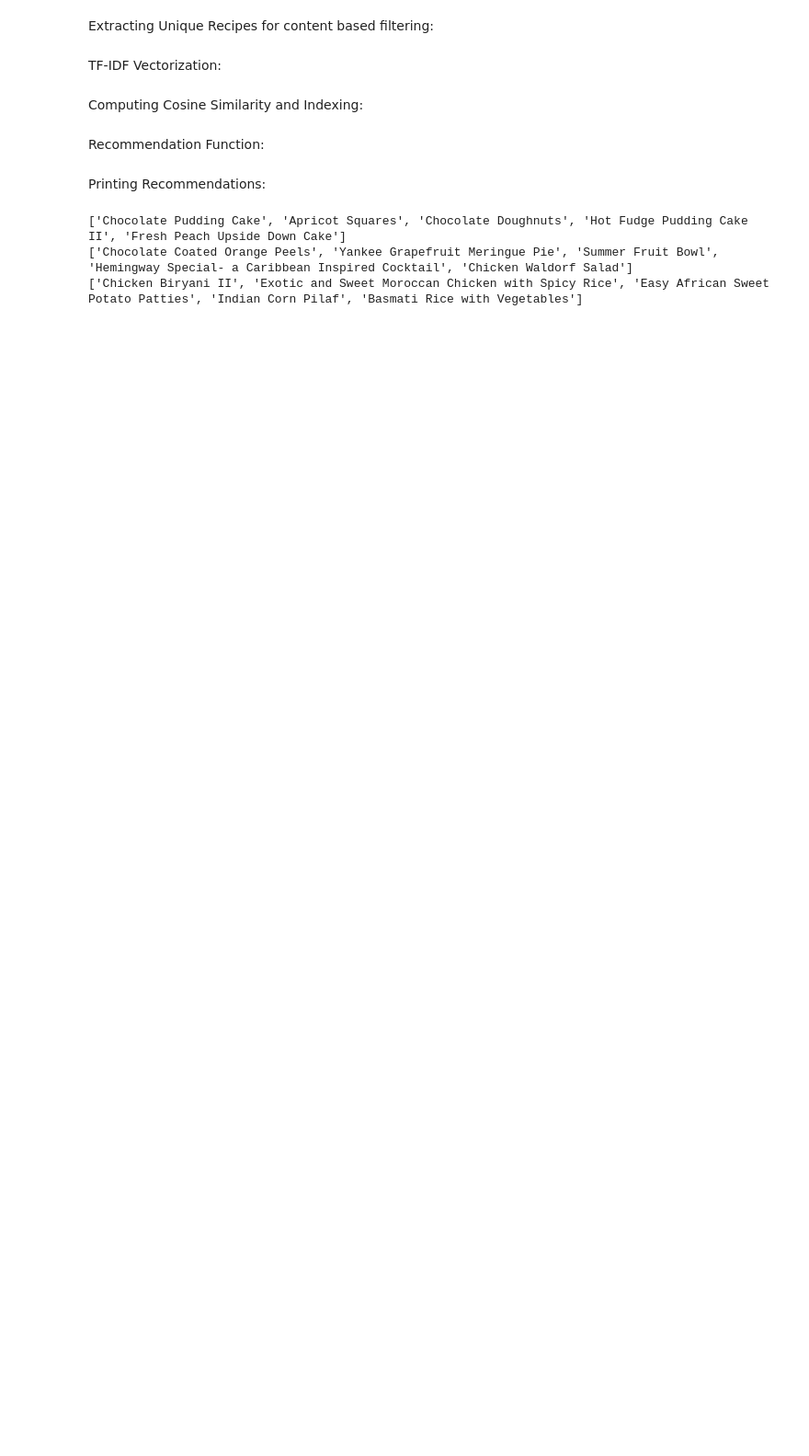
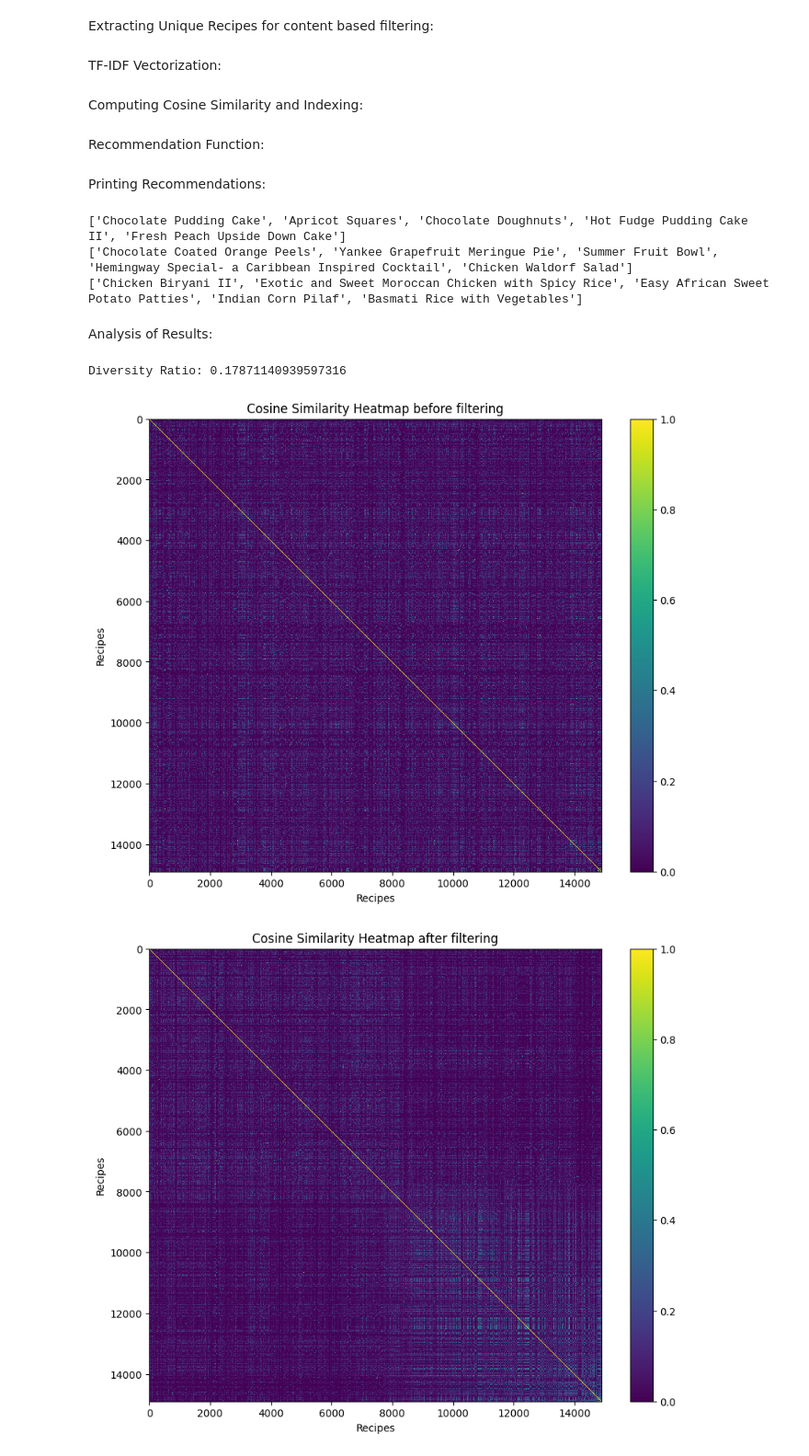
Before and after one commit to Nishil-Agarwal/Cloned-Cuisine-Recommender-, a Jupyter notebook: content_based_filtering.ipynb, the cells around one changed output. Shown at 92% size. Cells and saved outputs as stored; diff of their text form; code cells hidden in the pictures; blank space fills up the shorter version.

Commit message:
result analysis for content_based_filtering

```diff
--- a/content_based_filtering.ipynb
+++ b/content_based_filtering.ipynb
@@ -48,3 +49,47 @@ print(get_recommendations('Chicken Curry'))
 ['Chocolate Pudding Cake', 'Apricot Squares', 'Chocolate Doughnuts', 'Hot Fudge Pudding Cake II', 'Fresh Peach Upside Down Cake']
 ['Chocolate Coated Orange Peels', 'Yankee Grapefruit Meringue Pie', 'Summer Fruit Bowl', 'Hemingway Special- a Caribbean Inspired Cocktail', 'Chicken Waldorf Salad']
 ['Chicken Biryani II', 'Exotic and Sweet Moroccan Chicken with Spicy Rice', 'Easy African Sweet Potato Patties', 'Indian Corn Pilaf', 'Basmati Rice with Vegetables']
+# %% [markdown]
+Analysis of Results:
+# %%
+recommendations = {}
+for title in unique_df['Name']:
+    recs = get_recommendations(title)
+    recommendations[title] = recs
+
+num_unique_items = len(set(item for sublist in recommendations.values() for item in sublist))
+num_recommendations = sum(len(recs) for recs in recommendations.values())
+diversity_ratio = num_unique_items / num_recommendations
+
+print("Diversity Ratio:", diversity_ratio)
+# %% [output]
+Diversity Ratio: 0.17871140939597316
+# %%
+similarity_scores = cosine_sim.argsort()
+# %%
+plt.figure(figsize=(10, 8))
+plt.imshow(cosine_sim, cmap='viridis', interpolation='nearest')
+plt.colorbar()
+plt.title('Cosine Similarity Heatmap before filtering')
+plt.xlabel('Recipes')
+plt.ylabel('Recipes')
+plt.show()
+
+#this is a very big data do it just for the first 100 recipes
+similarity_scores = similarity_scores[:100]
+sorted_df = unique_df.iloc[similarity_scores.flatten()]
+sorted_df = sorted_df.reset_index(drop=True)
+
+new_tfidf = TfidfVectorizer()
+new_tfidf_matrix = tfidf.fit_transform(sorted_df['RecipeIngredientParts'])
+new_cosine_sim = linear_kernel(new_tfidf_matrix, new_tfidf_matrix)
+plt.figure(figsize=(10, 8))
+plt.imshow(new_cosine_sim, cmap='viridis', interpolation='nearest')
+plt.colorbar()
+plt.title('Cosine Similarity Heatmap after filtering')
+plt.xlabel('Recipes')
+plt.ylabel('Recipes')
+plt.show()
+# %% [output]
+[figure, added]
+[figure, added]
```
Also changed, not shown: parts of 1 cell of this notebook, 1 other file.
